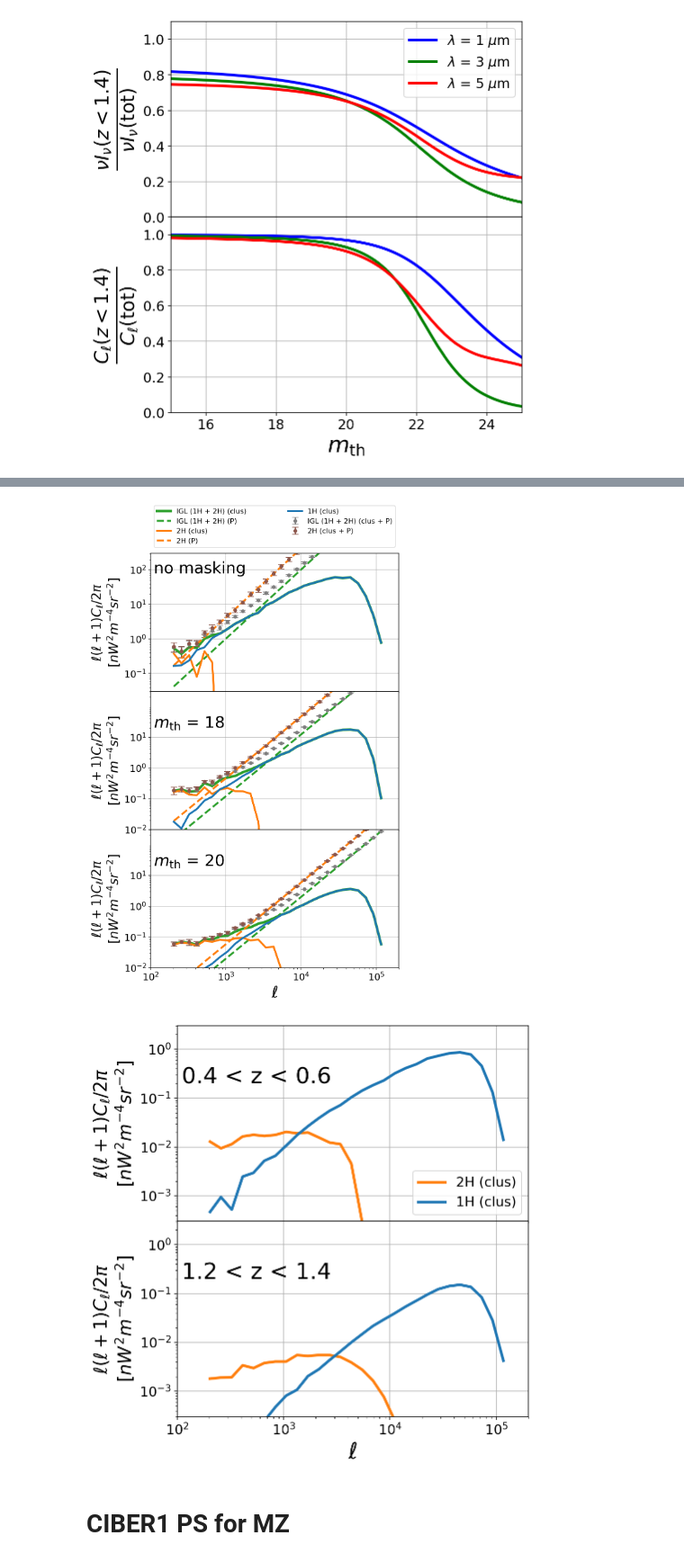
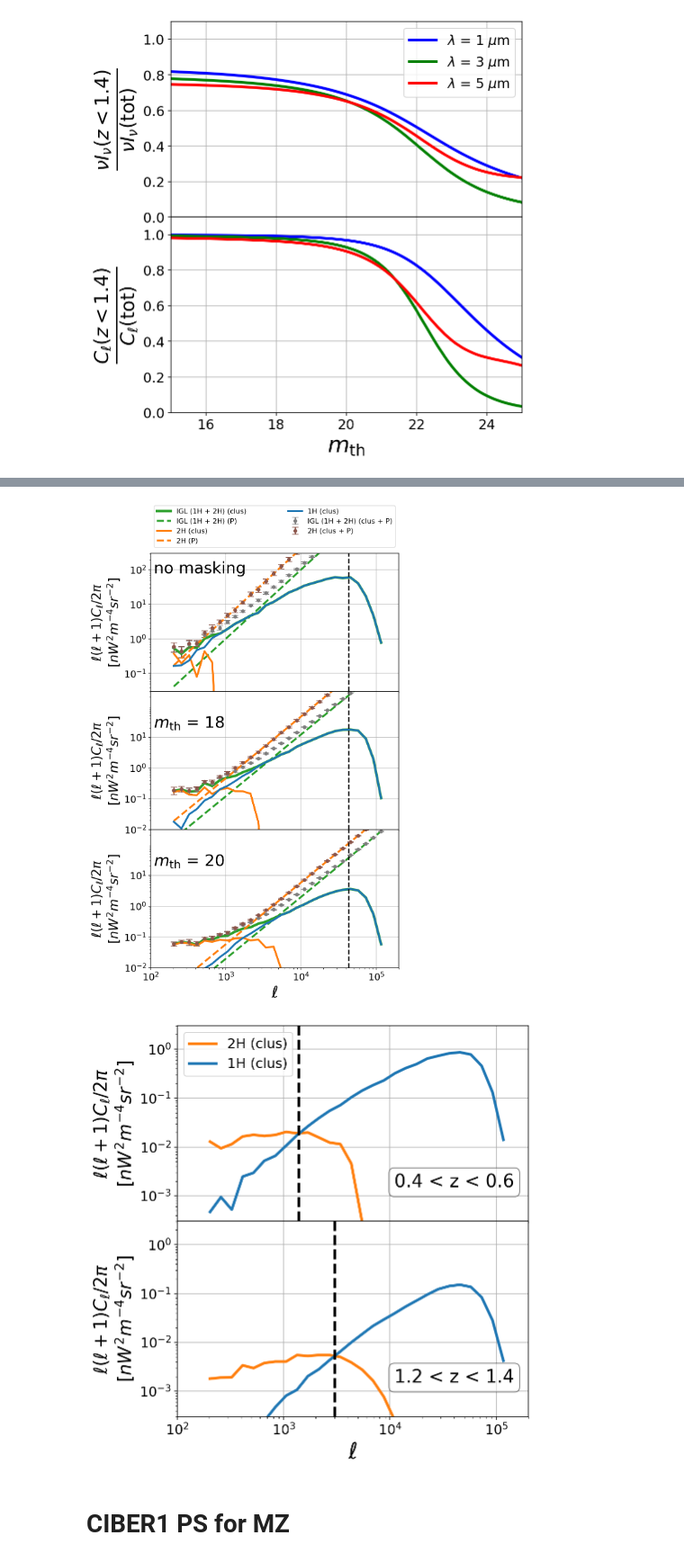
Before and after one commit to yuntingcheng/python_ciber, a Jupyter notebook: stack_modelfit/MICECAT_paperfigs.ipynb, the cells around one changed output, grey strips where cells are left out. Shown at 90% size. Cells and saved outputs as stored; diff of their text form; code cells hidden in the pictures.

```diff
--- a/stack_modelfit/MICECAT_paperfigs.ipynb
+++ b/stack_modelfit/MICECAT_paperfigs.ipynb
@@ -123,0 +151,20 @@ plt.savefig('plots/MICECAT_paperfig/MICECAT_LF_int.pdf',dpi=100, bbox_inches='ti
+# %%
+# mcfield = micecat_field(ra_arr[0], dec_arr[0])
+# df = mcfield.get_micecat_df(add_fields=['sdss_r_abs_mag', 'euclid_nisp_y_true'])
+# dfi = df[(df.sdss_r_abs_mag <= abs_mag_cut)]
+
+# srcmap = mcfield.make_map(bandname='ciber_I', df=df)
+# srcmapi = mcfield.make_map(bandname='ciber_I', df=dfi)
+fig, ax = plt.subplots(1,2,figsize=(15,3))
+l,Cl, _ = get_power_spec(srcmap)
+l,Cli, _ = get_power_spec(srcmapi)
+ax[0].loglog(l, l*(l+1)*Cl/2/np.pi)
+ax[0].loglog(l, l*(l+1)*Cli/2/np.pi)
+
+ax[0].grid()
+ax[1].grid()
+ax[1].semilogx(l, Cli/Cl)
+ax[0].set_xlabel(r'$\ell$', fontsize=20)
+ax[1].set_xlabel(r'$\ell$', fontsize=20)
+ax[0].set_ylabel(r'$\ell(\ell+1)C_\ell/2\pi$'+'\n'+r'$[nW^{2}m^{-4} sr^{-2}]$', fontsize=15)
+ax[1].set_ylabel(r'$C_\ell$ (M<-18) / $C_\ell$ (all)', fontsize=15)
@@ -227,6 +449,7 @@ for i, m_th in enumerate([-np.inf,18,20]):
 
     ax[i].loglog(l, Dla_fit - Dl2_fit,'C0', lw=3, label='1H (clus)')
 
+    ax[i].axvline(np.pi/((15*u.arcsec).to(u.rad).value), c='k', ls='--', lw=2)
     ax[i].set_ylim([3e-2,3e2])
     ax[i].set_xlim([1e2,2e5])
     ax[i].tick_params(labelsize=15)
@@ -247,7 +470,7 @@ ax[2].set_yticks([1e-2,1e-1,1e0,1e1])
 plt.subplots_adjust(hspace=0)
 plt.savefig('plots/MICECAT_paperfig/IGL_Cl.pdf',dpi=100, bbox_inches='tight')
 # %% [output]
-[figure, old version]
+[figure, new version]
 # %%
 fig, ax = plt.subplots(2,1, figsize=(7, 8))
 
@@ -264,36 +487,39 @@ for i, iz in enumerate([2,6]):
 
     Dl = l*(l+1)*np.median(Cla_shsub, axis=0)/2/np.pi
     idx_cut = np.where(Dl<0)[0][0]
     spline_fit = scipy.interpolate.UnivariateSpline(np.log(l[idx_cut-4:idx_cut]),
                                                     np.log(Dl[idx_cut-4:idx_cut]))
     Dla_fit = Dl.copy()
     Dla_fit[idx_cut:] = np.exp(spline_fit(np.log(l[idx_cut:])))
 
     Dl = l*(l+1)*np.median(Cl2_shsub, axis=0)/2/np.pi
     idx_cut = np.where(Dl<0)[0][0]
     spline_fit = scipy.interpolate.UnivariateSpline(np.log(l[idx_cut-4:idx_cut]),
                                                     np.log(Dl[idx_cut-4:idx_cut]))
     Dl2_fit = Dl.copy()
     Dl2_fit[idx_cut:] = np.exp(spline_fit(np.log(l[idx_cut:])))
     ax[i].loglog(l, Dl2_fit,'C1', lw=3, label='2H (clus)')
 
     ax[i].loglog(l, Dla_fit - Dl2_fit,'C0', lw=3, label='1H (clus)')
 
     ax[i].set_ylim([3e-4,3e0])
     ax[i].set_xlim([1e2,2e5])
     ax[i].tick_params(labelsize=15)
     ax[i].grid()
-    ax[i].text(1.1e2, 2e-1, '{} < z < {}'.format(zmin, zmax), fontsize=25)
-ax[0].legend(fontsize=15, loc=4)
+    ax[i].text(1.1e4, 1.5e-3, '{} < z < {}'.format(zmin, zmax), fontsize=20,
+               bbox={'boxstyle':'round','facecolor': 'white', 'alpha':0.5})
+ax[0].legend(fontsize=15, loc=2)
 ax[0].set_ylabel(r'$\ell(\ell+1)C_\ell/2\pi$'+'\n'+r'$[nW^{2}m^{-4} sr^{-2}]$', fontsize=20)
 ax[1].set_ylabel(r'$\ell(\ell+1)C_\ell/2\pi$'+'\n'+r'$[nW^{2}m^{-4} sr^{-2}]$', fontsize=20)
 ax[1].set_xlabel(r'$\ell$', fontsize=25)
 ax[0].tick_params(axis='x',labelbottom=False)
 ax[1].set_yticks([1e-3,1e-2,1e-1,1e0])
+ax[0].axvline(1.4e3, c='k', ls='--', lw=3)
+ax[1].axvline(3e3, c='k', ls='--', lw=3)
 plt.subplots_adjust(hspace=0)
 plt.savefig('plots/MICECAT_paperfig/IGL_Cl_z.pdf',dpi=100, bbox_inches='tight')
 # %% [output]
-[figure, old version]
+[figure, new version]
 # %% [markdown]
 # CIBER1 PS for MZ
 # %%
```
Also changed, not shown: parts of 12 cells of this notebook, 1 other file.
